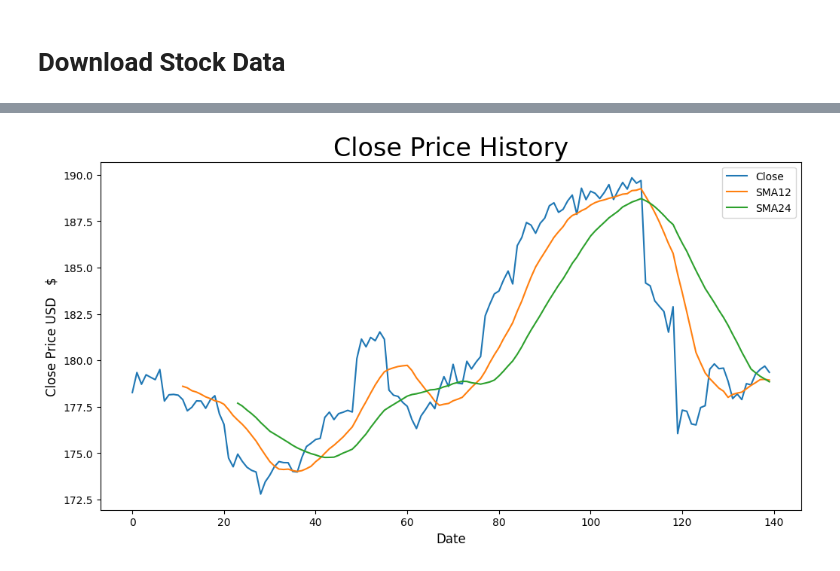
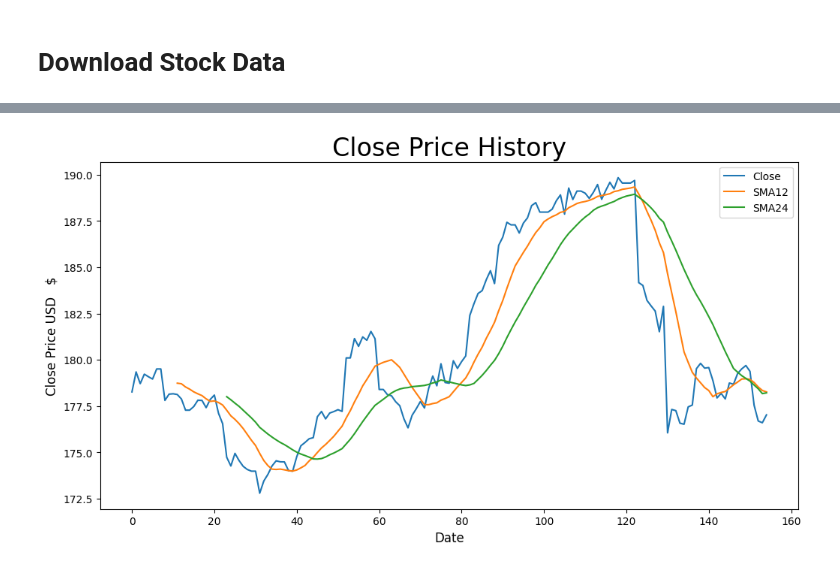
Before and after one commit to gossdante/news_sentiment, a Jupyter notebook: sentiment.ipynb, the cells around one changed output, grey strips where cells are left out. Saved outputs shown, nothing was run; the diff lists cells and outputs as text; code cells hidden in the pictures.

Commit message:
updated merge

```diff
--- a/sentiment.ipynb
+++ b/sentiment.ipynb
@@ -268,0 +257,9 @@ sdf.head()
+# %%
+#Merge
+combineddf= pd.merge(sdf,all_articles,how='left').ffill(limit=24)
+combineddf['SMA12']= combineddf['Close'].rolling(12).mean()
+combineddf['SMA24']= combineddf['Close'].rolling(24).mean()
+combineddf['SMA48']= combineddf['Close'].rolling(48).mean()
+# Drop all unnecessary data
+combineddf = combineddf.drop(columns=['author','title','description','source','url','publishedAt','content'])
+combineddf.tail(10)
@@ -269,12 +278,12 @@ sdf.head()
 # %%
 import matplotlib.pyplot as plt
 # Visualize the Closing price
 plt.figure(figsize=(12,6))# specifies size
 plt.title('Close Price History',fontsize=24)
-plt.plot(sdf[['Close','SMA12','SMA24']])
+plt.plot(combineddf[['Close','SMA12','SMA24']])
 plt.xlabel('Date',fontsize=12)
 plt.ylabel('Close Price USD   $',fontsize=12)
 plt.legend(['Close','SMA12','SMA24'])
 plt.show()
 # %% [output]
-[figure, old version]
+[figure, new version]
```
Also changed, not shown: parts of 9 cells of this notebook.
